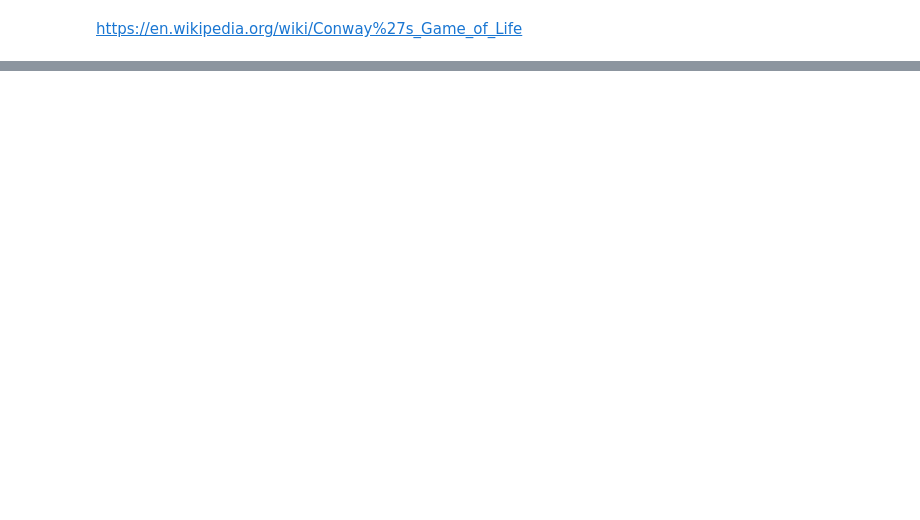
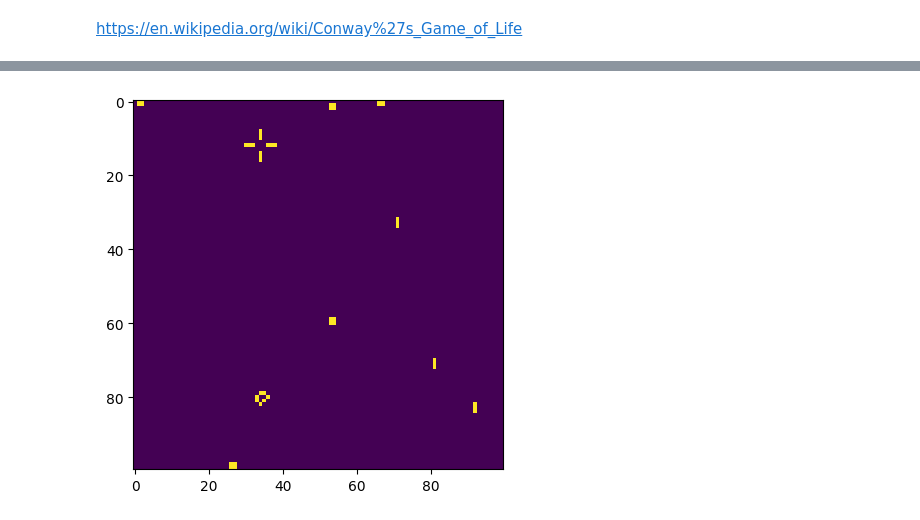
Before and after one commit to matncb/fund-prog, a Jupyter notebook: lista1/jogo-da-vida-de-conway-ex7.ipynb, the cells around one changed output, grey strips where cells are left out. Cells and saved outputs as stored; diff of their text form; code cells hidden in the pictures; blank space fills up the shorter version.

```diff
--- a/lista1/jogo-da-vida-de-conway-ex7.ipynb
+++ b/lista1/jogo-da-vida-de-conway-ex7.ipynb
@@ -20,5 +12,6 @@ grid = np.random.choice([0, 1], N*N, p=[p0, p1]).reshape(N, N)
 # %%
-def update(frameNum, img, grid):
+def update(frameNum, img, grid, N):
+    ref_grid = np.copy(grid)
     for i in range(N):
         for j in range(N):
             vizinhos = [(i-1, j-1), (i-1, j),(i-1, j+1), (i, j-1), (i, j+1), (i+1, j-1),(i+1, j), (i+1, j+1) ]
@@ -26,9 +19,9 @@ def update(frameNum, img, grid):
             for k in vizinhos:
                 a, b = k
                 if a <= (N-1) and a>=0 and b<=(N-1) and b>=0:
-                    if grid[a][b]:
+                    if ref_grid[a][b]:
                         cont +=1
-            if grid[i][j]:
+            if ref_grid[i][j]:
                 if cont <2:
                     grid[i][j] = 0
                 if cont > 3:
@@ -37,10 +30,3 @@ def update(frameNum, img, grid):
                 grid[i][j] = 1
 
     img.set_data(grid)
-# %%
-fig, ax = plt.subplots()
-img = ax.imshow(grid, interpolation='nearest')
-ani = animation.FuncAnimation(fig, update, fargs=(img,grid), frames = 200)
-
-
-ani.save(filename="vida.gif", writer="pillow")
@@ -49,0 +33,33 @@ ani.save(filename="vida.gif", writer="pillow")
+# %%
+def gerar_gif(grid,N, nome):
+
+    fig, ax = plt.subplots()
+    img = ax.imshow(grid, interpolation='nearest')
+    ani = animation.FuncAnimation(fig, update, fargs=(img,grid, N), frames = 200)
+
+    ani.save(filename= "./gifs-conway/conway-" + str(nome) + ".gif", writer="pillow")
+    #conway-N-po-p1
+
+def gerar_grid_aleatoria(N, p0, p1):
+    #N ----> tamanho do grid
+
+    grid = np.random.choice([0, 1], N*N, p=[p0, p1]).reshape(N, N)
+    nome = str(N) + "-"  + str(p0) + "-" + str(p1)
+
+    return grid, nome
+
+def gerar_grid(N, vivos):
+    grid = np.zeros(shape = (N, N))
+
+    for pos in vivos:
+        i, j = pos
+        grid[i][j] = 1
+
+    return grid
+# %%
+#grid aleatória
+N = 100
+grid, nome = gerar_grid_aleatoria(N, 0.2, 0.8)
+gerar_gif(grid, N, nome)
+# %% [output]
+[figure, added]
```
Also changed, not shown: parts of 7 cells of this notebook, 8 other files.
